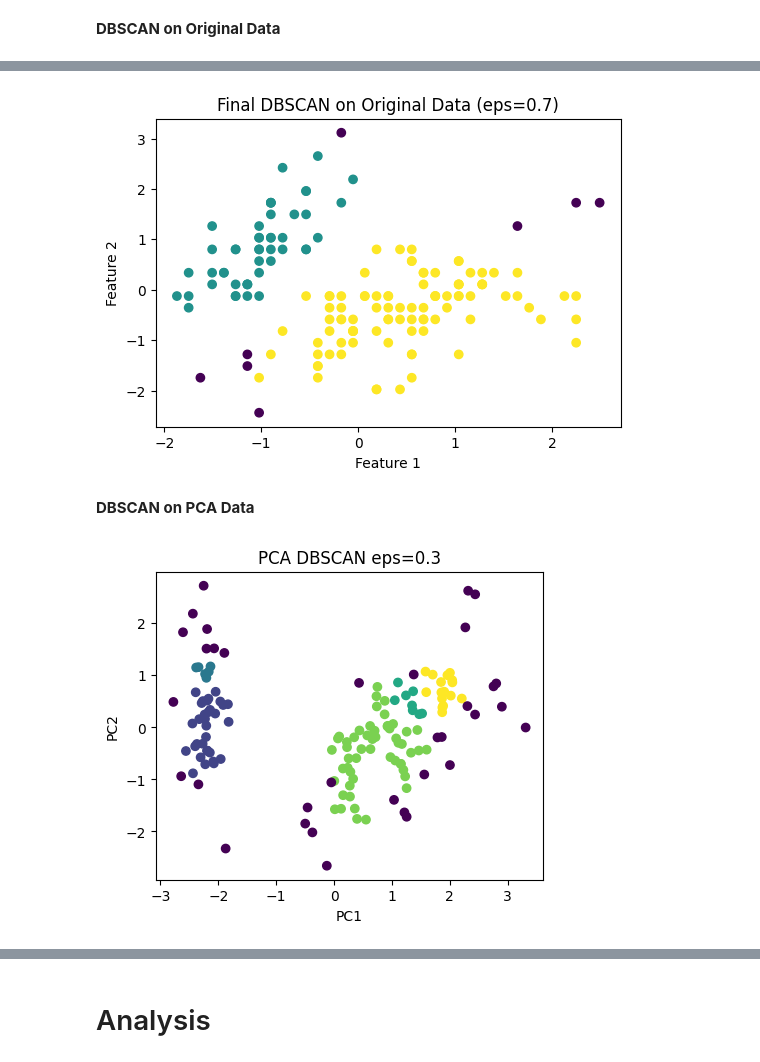
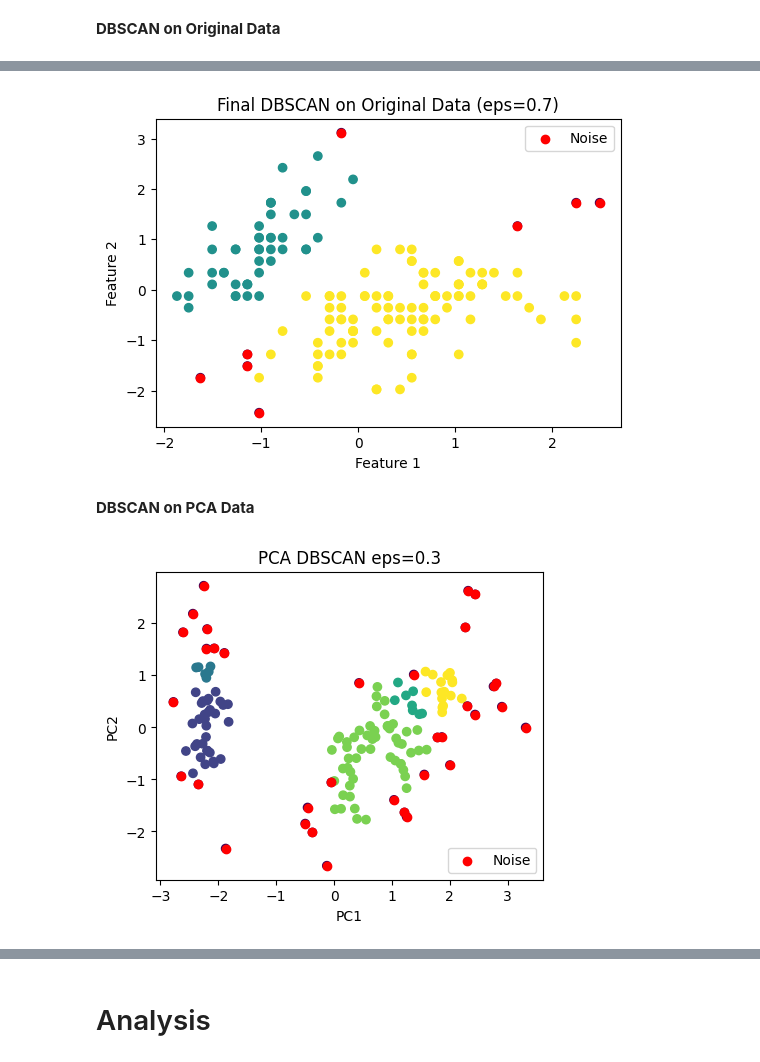
Before and after one commit to DOHA-BASEM3/Activity-3--DBSCAN-and-PCA, a Jupyter notebook: DBSCAN_and_PCA.ipynb, the cells around one changed output, grey strips where cells are left out. Cells and saved outputs as stored; diff of their text form; code cells hidden in the pictures.

```diff
--- a/DBSCAN_and_PCA.ipynb
+++ b/DBSCAN_and_PCA.ipynb
@@ -144,29 +171,35 @@ labels_original = dbscan_original.fit_predict(X_scaled)
 
 plt.figure(figsize=(6,4))
 plt.scatter(X_scaled[:,0], X_scaled[:,1], c=labels_original)
+plt.scatter(X_scaled[labels_original == -1, 0], X_scaled[labels_original == -1, 1],
+            c='red', label='Noise')
+plt.legend()
 plt.title("Final DBSCAN on Original Data (eps=0.7)")
 plt.xlabel("Feature 1")
 plt.ylabel("Feature 2")
 plt.show()
 # %% [output]
-[figure, old version]
+[figure, new version]
 # %% [markdown]
 **DBSCAN on PCA Data**
 # %%
 # Tune eps and min_samples on PCA data
 
 # Trial 1
 dbscan = DBSCAN(eps=0.3, min_samples=5)
 labels = dbscan.fit_predict(X_pca)
 
 plt.figure(figsize=(5,4))
 plt.scatter(X_pca[:,0], X_pca[:,1], c=labels)
+plt.scatter(X_pca[labels == -1, 0], X_pca[labels == -1, 1],
+            c='red', label='Noise')
+plt.legend()
 plt.title("PCA DBSCAN eps=0.3")
 plt.xlabel("PC1")
 plt.ylabel("PC2")
 plt.show()
 # %% [output]
-[figure, old version]
+[figure, new version]
 # %%
 # Trial 2
 dbscan = DBSCAN(eps=0.5, min_samples=5)
```
Also changed, not shown: parts of 15 cells of this notebook.
